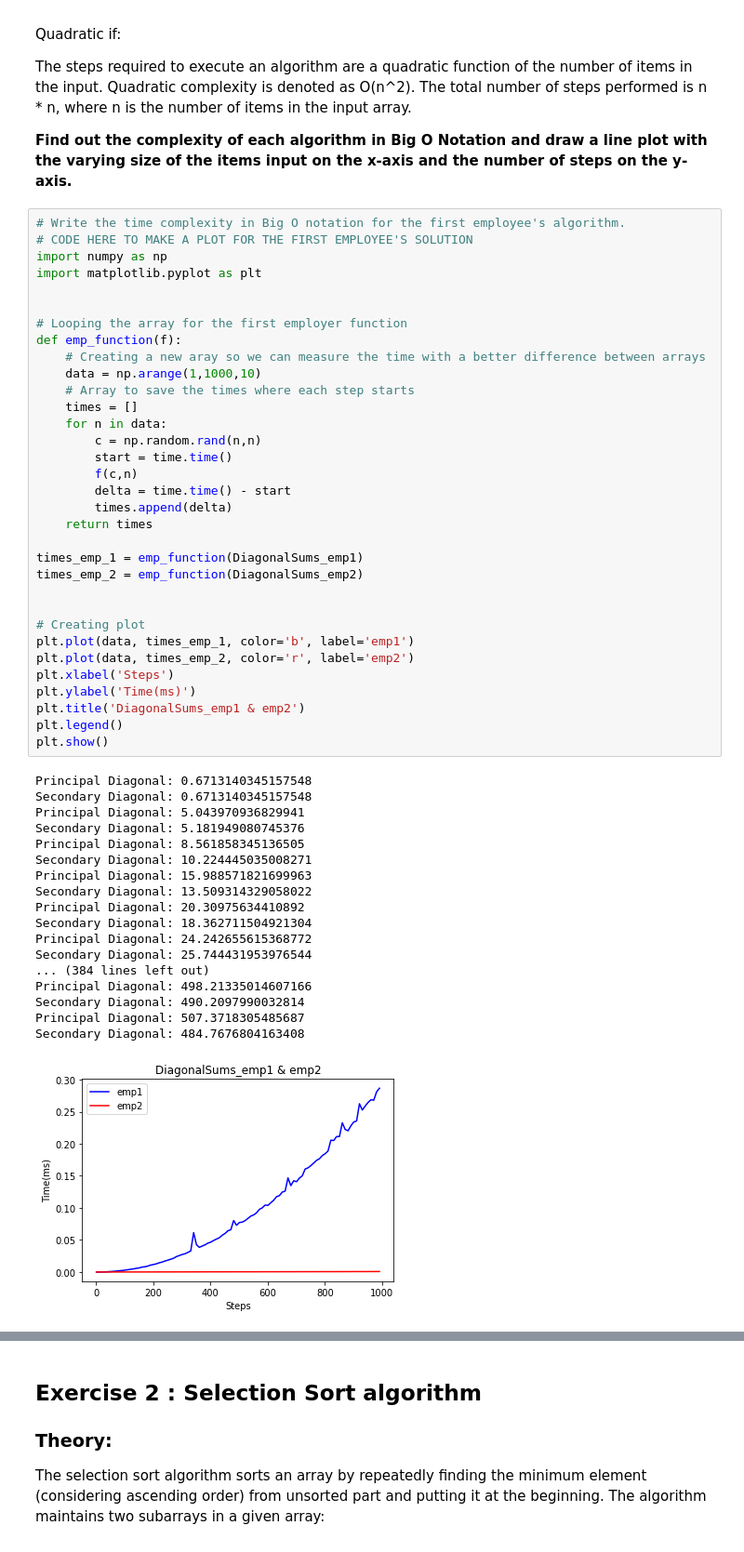
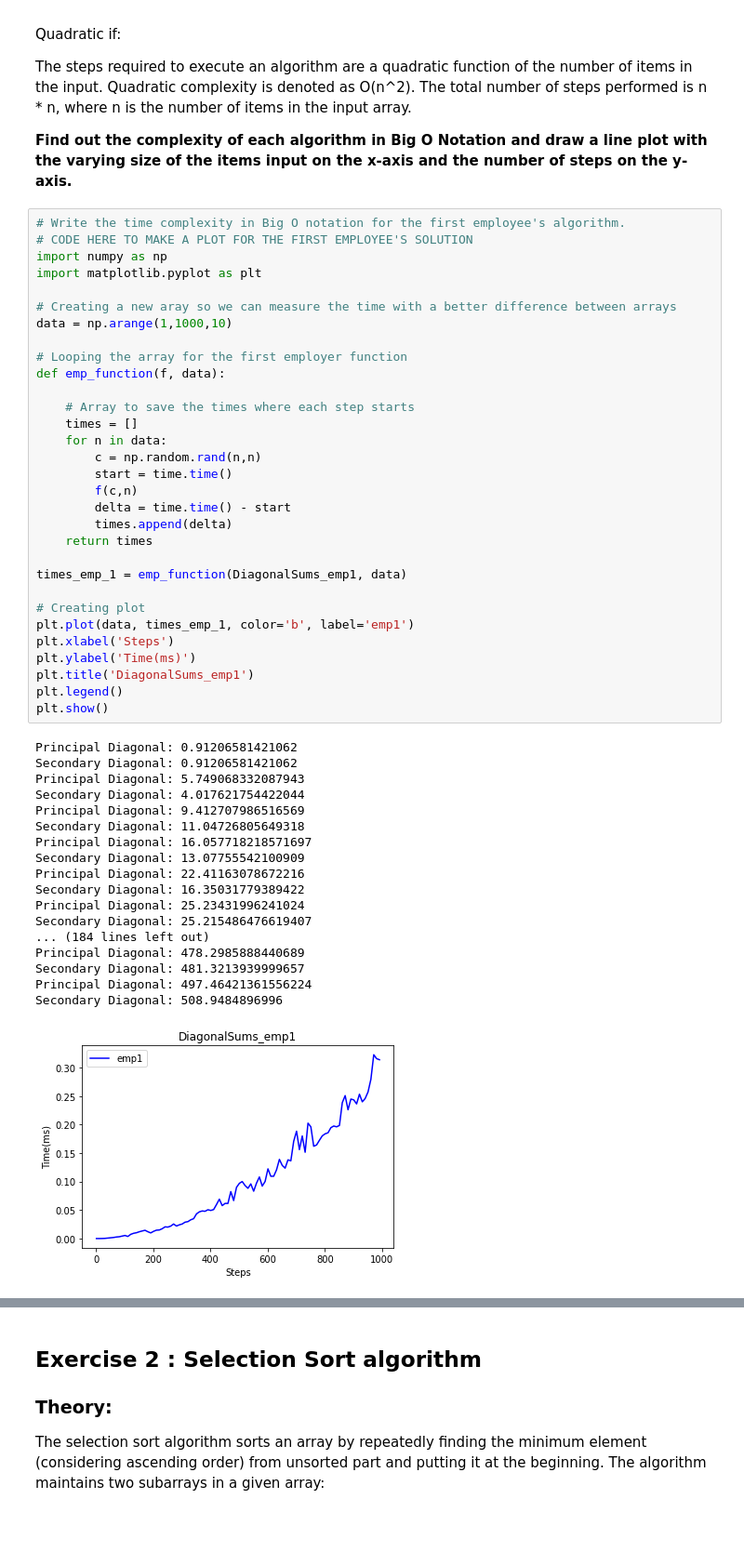
Before and after one commit to federico-serron/algorithm-optimization-project-machine-learning, a Jupyter notebook: notebook/problems.ipynb, the cells around one changed output, grey strips where cells are left out. Shown at 93% size. Cells and saved outputs as stored; diff of their text form.

```diff
--- a/notebook/problems.ipynb
+++ b/notebook/problems.ipynb
@@ -176,55 +176,53 @@ The steps required to execute an algorithm are a quadratic function of the numbe
 # %%
 # Write the time complexity in Big O notation for the first employee's algorithm.
 # CODE HERE TO MAKE A PLOT FOR THE FIRST EMPLOYEE'S SOLUTION
 import numpy as np
 import matplotlib.pyplot as plt
 
+# Creating a new aray so we can measure the time with a better difference between arrays
+data = np.arange(1,1000,10)
 
 # Looping the array for the first employer function
-def emp_function(f):
-    # Creating a new aray so we can measure the time with a better difference between arrays
-    data = np.arange(1,1000,10)
+def emp_function(f, data):
+
     # Array to save the times where each step starts
     times = []
     for n in data:
         c = np.random.rand(n,n)
         start = time.time()
         f(c,n)
         delta = time.time() - start
         times.append(delta)
     return times
 
-times_emp_1 = emp_function(DiagonalSums_emp1)
-times_emp_2 = emp_function(DiagonalSums_emp2)
-
+times_emp_1 = emp_function(DiagonalSums_emp1, data)
 
 # Creating plot
 plt.plot(data, times_emp_1, color='b', label='emp1')
-plt.plot(data, times_emp_2, color='r', label='emp2')
 plt.xlabel('Steps')
 plt.ylabel('Time(ms)')
-plt.title('DiagonalSums_emp1 & emp2')
+plt.title('DiagonalSums_emp1')
 plt.legend()
 plt.show()
 # %% [output]
-Principal Diagonal: 0.6713140345157548
-Secondary Diagonal: 0.6713140345157548
-Principal Diagonal: 5.043970936829941
-Secondary Diagonal: 5.181949080745376
-Principal Diagonal: 8.561858345136505
-Secondary Diagonal: 10.224445035008271
-Principal Diagonal: 15.988571821699963
-Secondary Diagonal: 13.509314329058022
-Principal Diagonal: 20.30975634410892
-Secondary Diagonal: 18.362711504921304
-Principal Diagonal: 24.242655615368772
-Secondary Diagonal: 25.744431953976544
-... (384 lines left out)
-Principal Diagonal: 498.21335014607166
-Secondary Diagonal: 490.2097990032814
-Principal Diagonal: 507.3718305485687
-Secondary Diagonal: 484.7676804163408
+Principal Diagonal: 0.91206581421062
+Secondary Diagonal: 0.91206581421062
+Principal Diagonal: 5.749068332087943
+Secondary Diagonal: 4.017621754422044
+Principal Diagonal: 9.412707986516569
+Secondary Diagonal: 11.04726805649318
+Principal Diagonal: 16.057718218571697
+Secondary Diagonal: 13.07755542100909
+Principal Diagonal: 22.41163078672216
+Secondary Diagonal: 16.35031779389422
+Principal Diagonal: 25.23431996241024
+Secondary Diagonal: 25.215486476619407
+... (184 lines left out)
+Principal Diagonal: 478.2985888440689
+Secondary Diagonal: 481.3213939999657
+Principal Diagonal: 497.46421361556224
+Secondary Diagonal: 508.9484896996
-[figure, old version]
+[figure, new version]
 # %%
 # Write the time complexity in Big O notation for the second employee's algorithm
 # CODE HERE TO MAKE A PLOT FOR THE SECOND EMPLOYEE'S SOLUTION
```
Also changed, not shown: parts of 4 cells of this notebook.
